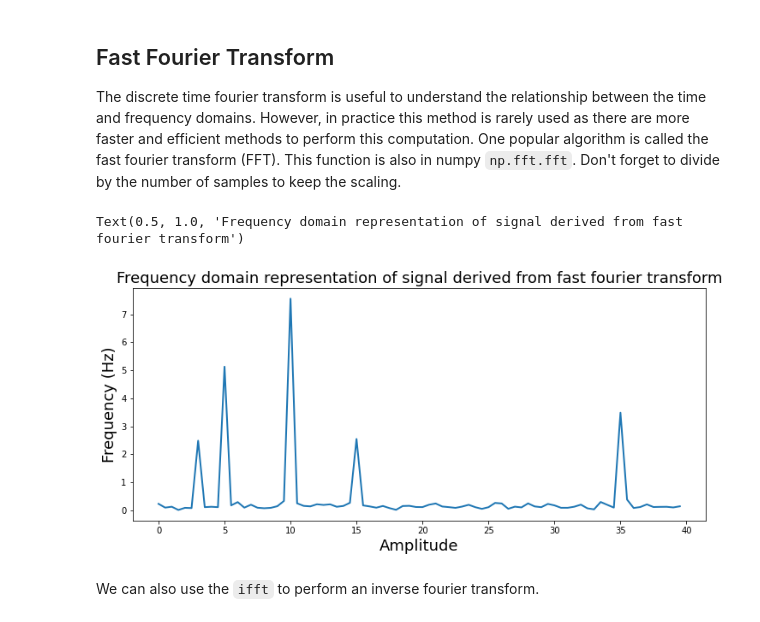
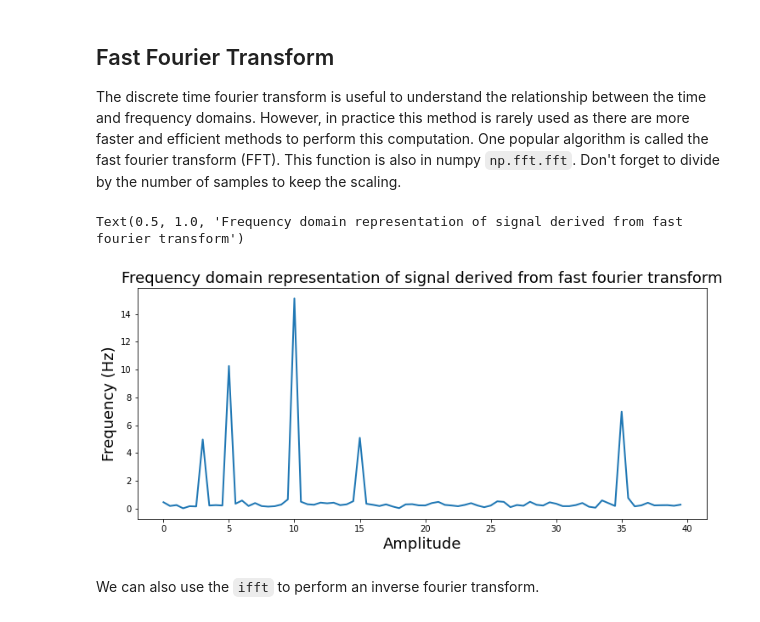
Before and after one commit to ljchang/dartbrains, a Jupyter notebook: content/features/notebooks/6_Signal_Processing.ipynb, the cells around one changed output. Saved outputs shown, nothing was run; the diff lists cells and outputs as text; code cells hidden in the pictures.

Commit message:
updated signal processing tutorial

```diff
--- a/content/features/notebooks/6_Signal_Processing.ipynb
+++ b/content/features/notebooks/6_Signal_Processing.ipynb
@@ -525,16 +527,16 @@ The discrete time fourier transform is useful to understand the relationship bet
 # %%
 from numpy.fft import fft, ifft, fftfreq
 
 fourier_fft = fft(signal)
 
 plt.figure(figsize=(12,5))
-plt.plot((np.arange(0,80)/2), np.abs(fourier_fft[0:80])/len(signal), linewidth=2)
+plt.plot((np.arange(0,80)/2), 2*np.abs(fourier_fft[0:80])/len(signal), linewidth=2)
 plt.xlabel('Amplitude', fontsize=18)
 plt.ylabel('Frequency (Hz)', fontsize=18)
 plt.title('Frequency domain representation of signal derived from fast fourier transform', fontsize=18)
 # %% [output]
 Text(0.5, 1.0, 'Frequency domain representation of signal derived from fast fourier transform')
-[figure, old version]
+[figure, new version]
 # %% [markdown]
 We can also use the `ifft` to perform an inverse fourier transform.
 # %%
```
Also changed, not shown: parts of 4 cells of this notebook, 16 other files.
